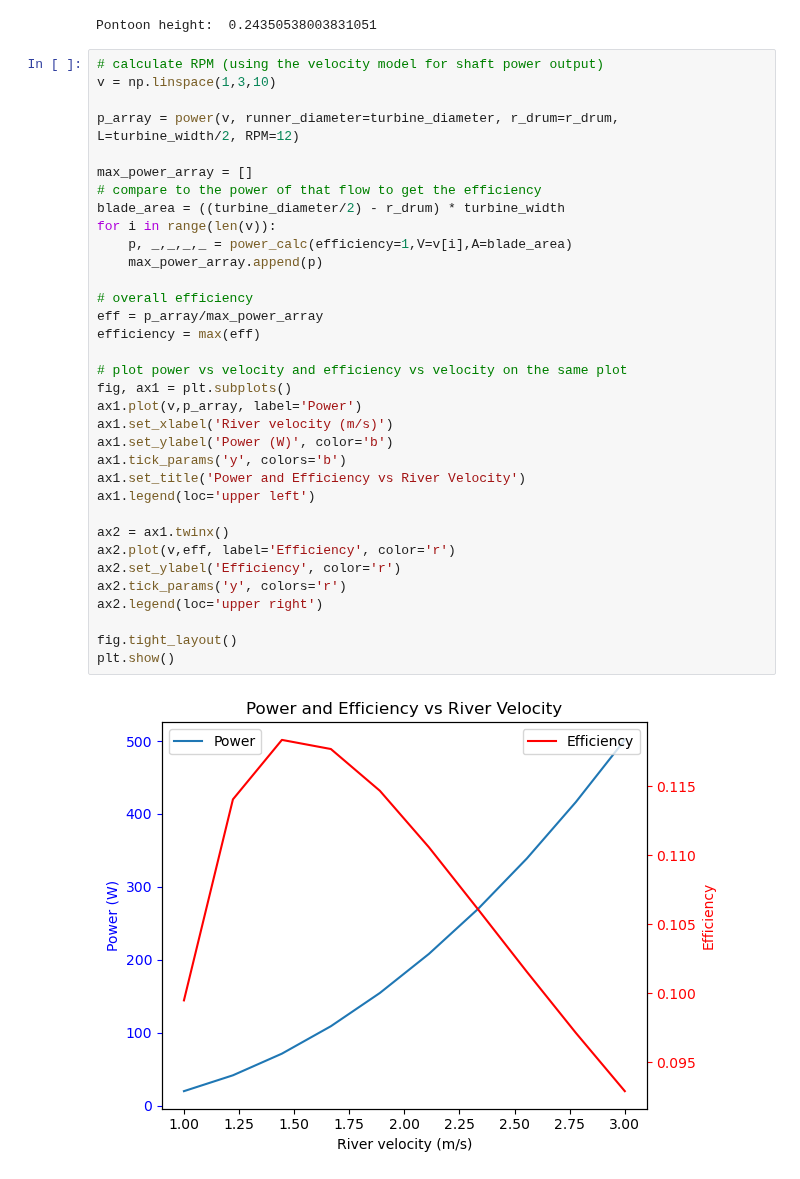
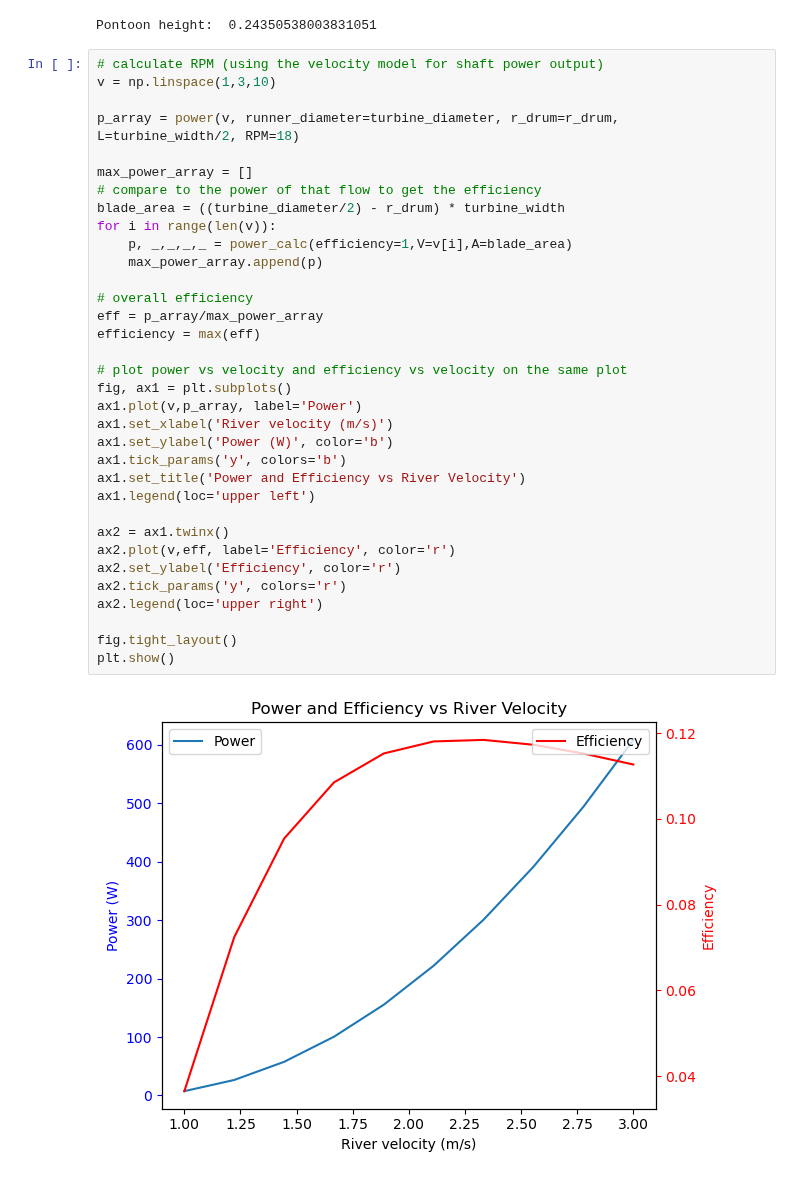
Before and after one commit to pilipb/DP5-code, a Jupyter notebook: main.ipynb, the cells around one changed output. Cells and saved outputs as stored; diff of their text form.

```diff
--- a/main.ipynb
+++ b/main.ipynb
@@ -43,38 +43,38 @@ Pontoon height:  0.24350538003831051
 # calculate RPM (using the velocity model for shaft power output)
 v = np.linspace(1,3,10)
 
-p_array = power(v, runner_diameter=turbine_diameter, r_drum=r_drum, L=turbine_width/2, RPM=12)
+p_array = power(v, runner_diameter=turbine_diameter, r_drum=r_drum, L=turbine_width/2, RPM=18)
 
 max_power_array = []
 # compare to the power of that flow to get the efficiency
 blade_area = ((turbine_diameter/2) - r_drum) * turbine_width
 for i in range(len(v)):
     p, _,_,_,_ = power_calc(efficiency=1,V=v[i],A=blade_area)
     max_power_array.append(p)
 
 # overall efficiency
 eff = p_array/max_power_array
 efficiency = max(eff)
 
 # plot power vs velocity and efficiency vs velocity on the same plot
 fig, ax1 = plt.subplots()
 ax1.plot(v,p_array, label='Power')
 ax1.set_xlabel('River velocity (m/s)')
 ax1.set_ylabel('Power (W)', color='b')
 ax1.tick_params('y', colors='b')
 ax1.set_title('Power and Efficiency vs River Velocity')
 ax1.legend(loc='upper left')
 
 ax2 = ax1.twinx()
 ax2.plot(v,eff, label='Efficiency', color='r')
 ax2.set_ylabel('Efficiency', color='r')
 ax2.tick_params('y', colors='r')
 ax2.legend(loc='upper right')
 
 fig.tight_layout()
 plt.show()
 # %% [output]
-[figure, old version]
+[figure, new version]
 # %%
 # with the RPM, power requirements, river velocity, and efficiency estimates for components
 # calculate base dimensions for the turbine (width and radius of the turbine) (calculate rough volume of the turbine)
```
Also changed, not shown: parts of 4 cells of this notebook.
